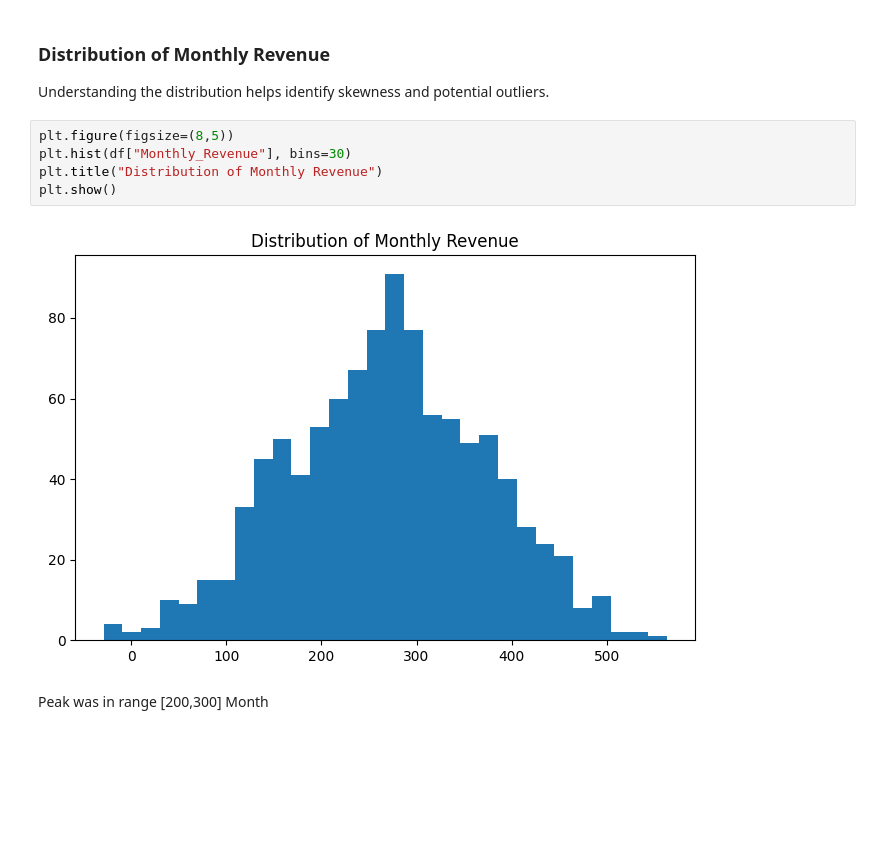
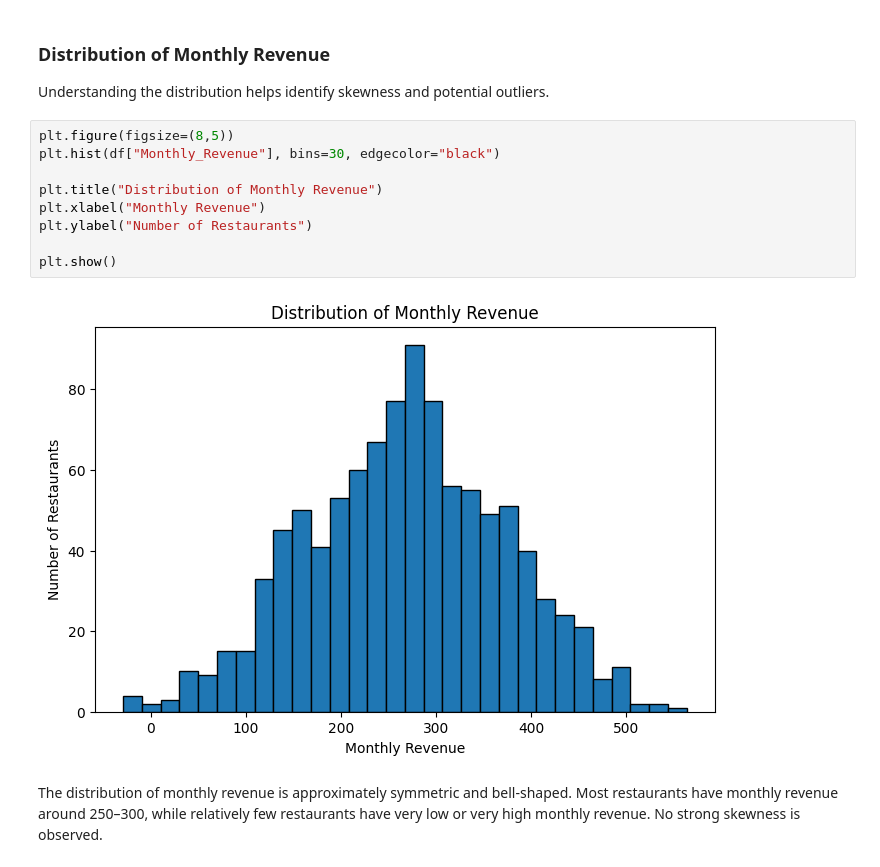
Before and after one commit to noureldinislam19/Machine-Learning-Portfolio, a Jupyter notebook: Restaurant Monthly Revenue Prediction/Restaurant Monthly Revenue Prediction.ipynb, the cells around one changed output. Drawn from its saved outputs; the diff is of its cells as text; blank space fills up the shorter version.

```diff
--- a/Restaurant Monthly Revenue Prediction/Restaurant Monthly Revenue Prediction.ipynb
+++ b/Restaurant Monthly Revenue Prediction/Restaurant Monthly Revenue Prediction.ipynb
@@ -72,10 +73,16 @@ np.int64(0)
 Understanding the distribution helps identify skewness and potential outliers.
 # %%
 plt.figure(figsize=(8,5))
-plt.hist(df["Monthly_Revenue"], bins=30)
+plt.hist(df["Monthly_Revenue"], bins=30, edgecolor="black")
+
 plt.title("Distribution of Monthly Revenue")
+plt.xlabel("Monthly Revenue")
+plt.ylabel("Number of Restaurants")
+
 plt.show()
 # %% [output]
-[figure, old version]
+[figure, new version]
 # %% [markdown]
-Peak was in range [200,300] Month
+The distribution of monthly revenue is approximately symmetric and bell-shaped.
+ Most restaurants have monthly revenue around 250–300, while relatively few restaurants have very low or very high monthly revenue.
+ No strong skewness is observed.
```
Also changed, not shown: parts of 8 cells of this notebook.
